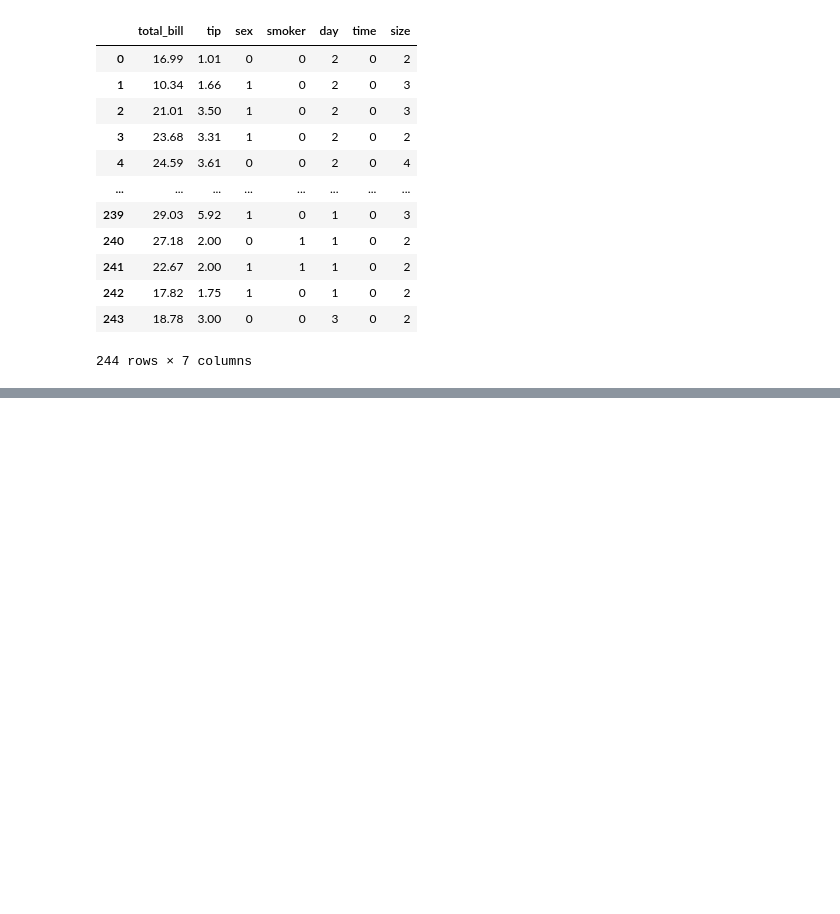
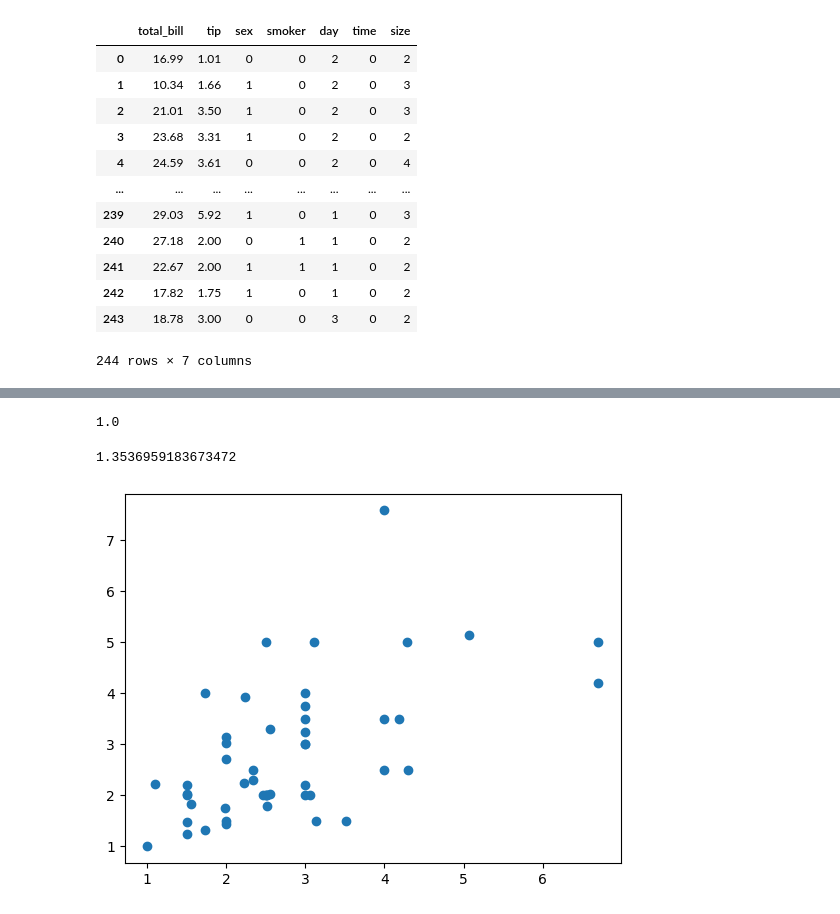
Before and after one commit to Aamer2005/Machine-Learning-Models, a Jupyter notebook: Tips_Dataset/tips_dataset_DA.ipynb, the cells around one changed output, grey strips where cells are left out. Drawn from its saved outputs; the diff is of its cells as text; code cells hidden in the pictures; blank space fills up the shorter version.

```diff
--- a/Tips_Dataset/tips_dataset_DA.ipynb
+++ b/Tips_Dataset/tips_dataset_DA.ipynb
@@ -203,0 +211,35 @@ dataset
+# %%
+from sklearn.preprocessing import StandardScaler
+from sklearn.model_selection import train_test_split
+
+Y = dataset['tip']
+X = dataset.drop('tip',axis=1)
+
+X_train , X_test , Y_train , Y_test = train_test_split(X,Y,test_size=0.2,random_state=3)
+
+scaler = StandardScaler()
+X_train = scaler.fit_transform(X_train)
+X_test = scaler.transform(X_test)
+
+print(X_train.std())
+# %% [output]
+1.0
+# %%
+from sklearn.tree import DecisionTreeRegressor
+
+model = DecisionTreeRegressor()
+model.fit(X=X_train,y=Y_train)
+
+Y_pred = model.predict(X=X_test)
+# %%
+from sklearn.metrics import mean_absolute_error,mean_squared_error
+
+mse = mean_squared_error(Y_test,Y_pred)
+print(mse)
+# %% [output]
+1.3536959183673472
+# %%
+plt.scatter(Y_pred,Y_test)
+plt.show()
+# %% [output]
+[figure, added]
```
Also changed, not shown: parts of 3 cells of this notebook.
